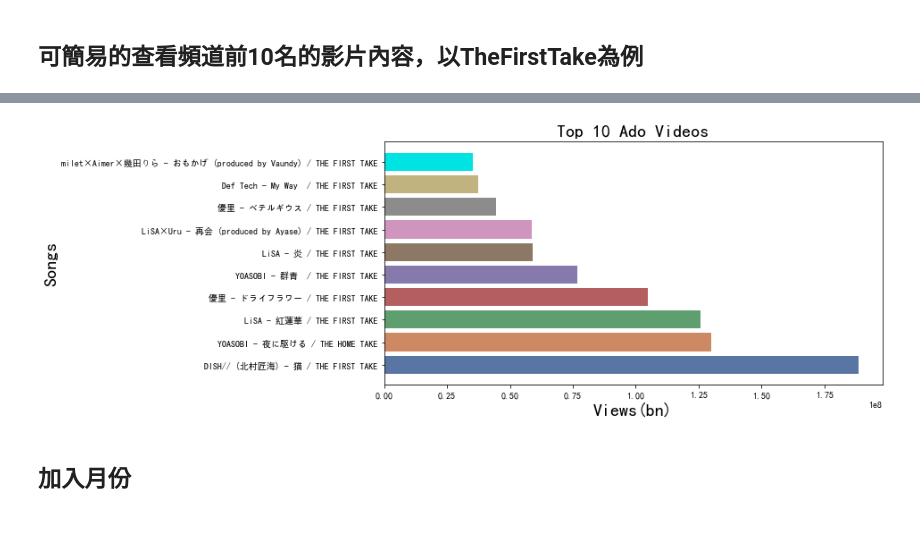
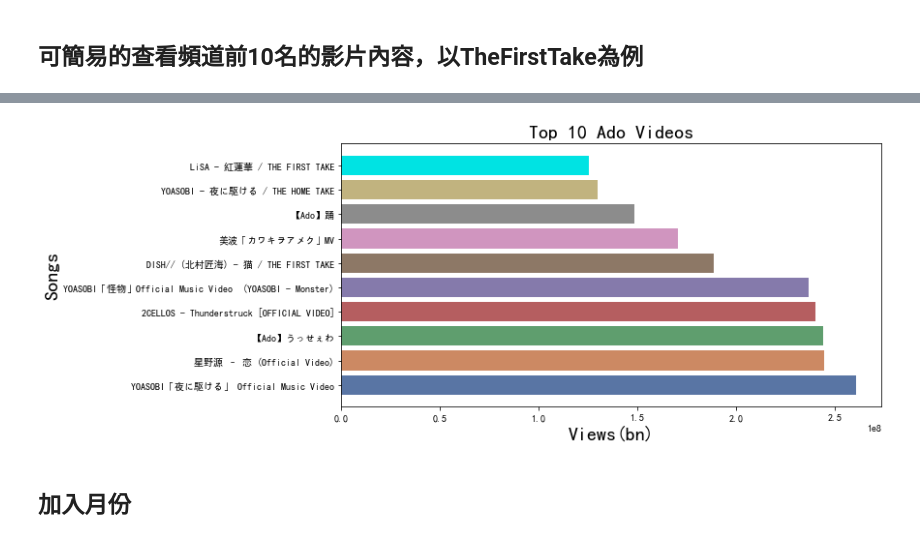
Before and after one commit to Takuyatsai/YouTube-Music-Channel-Analysis, a Jupyter notebook: Music-Channel-Video-Analysis.ipynb, the cells around one changed output, grey strips where cells are left out. Drawn from its saved outputs; the diff is of its cells as text; code cells hidden in the pictures.

Commit message:
Make a big forms includes all channel data

```diff
--- a/Music-Channel-Video-Analysis.ipynb
+++ b/Music-Channel-Video-Analysis.ipynb
@@ -223,14 +270,15 @@ def topic_to_col(df):
     return df
 # %%
-data_2CELLOS = topic_to_col(data_2CELLOS)
-data_minami = topic_to_col(data_minami)
-data_ado = topic_to_col(data_ado)
-data_YOASOBI = topic_to_col(data_YOASOBI)
-data_hoshinogen = topic_to_col(data_hoshinogen)
-data_kobasolo = topic_to_col(data_kobasolo)
-data_rurupaino = topic_to_col(data_rurupaino)
-data_panpaino = topic_to_col(data_panpaino)
-data_thefirsttake = topic_to_col(data_thefirsttake)
+# data_2CELLOS = topic_to_col(data_2CELLOS)
+# data_minami = topic_to_col(data_minami)
+# data_ado = topic_to_col(data_ado)
+# data_YOASOBI = topic_to_col(data_YOASOBI)
+# data_hoshinogen = topic_to_col(data_hoshinogen)
+# data_kobasolo = topic_to_col(data_kobasolo)
+# data_rurupaino = topic_to_col(data_rurupaino)
+# data_panpaino = topic_to_col(data_panpaino)
+# data_thefirsttake = topic_to_col(data_thefirsttake)
+data_all_channel = topic_to_col(data_all_channel)
 # %%
 def tags_to_col(df):
     max_topic_num = max(df['Tags'].str.len())
@@ -246,18 +294,19 @@ def tags_to_col(df):
     df = df2
     for i in df['Tags']:
         tag_num.append(len(i))
-    df['Tag_num'] = tag_num
+    df['TagNum'] = tag_num
     return df
 # %%
-data_2CELLOS = tags_to_col(data_2CELLOS)
-# tag_to_col(data_minami)
-data_ado = tags_to_col(data_ado)
-data_YOASOBI = tags_to_col(data_YOASOBI)
-data_hoshinogen = tags_to_col(data_hoshinogen)
-data_kobasolo = tags_to_col(data_kobasolo)
-data_rurupaino = tags_to_col(data_rurupaino)
-data_panpaino = tags_to_col(data_panpaino)
-data_thefirsttake = tags_to_col(data_thefirsttake)
+# data_2CELLOS = tags_to_col(data_2CELLOS)
+# # tag_to_col(data_minami)
+# data_ado = tags_to_col(data_ado)
+# data_YOASOBI = tags_to_col(data_YOASOBI)
+# data_hoshinogen = tags_to_col(data_hoshinogen)
+# data_kobasolo = tags_to_col(data_kobasolo)
+# data_rurupaino = tags_to_col(data_rurupaino)
+# data_panpaino = tags_to_col(data_panpaino)
+# data_thefirsttake = tags_to_col(data_thefirsttake)
+data_all_channel = tags_to_col(data_all_channel)
 # %% [output]
 A value is trying to be set on a copy of a slice from a DataFrame
 
@@ -326,6 +374,6 @@ writer.save()
 # %% [markdown]
 ## 可簡易的查看頻道前10名的影片內容，以TheFirstTake為例
 # %%
-top10_videos = data_thefirsttake.sort_values(by='Views', ascending=False).head(10)
+top10_videos = data_all_channel.sort_values(by='Views', ascending=False).head(10)
 top10_videos
 # %% [output]
@@ -344,14 +392,14 @@ top10_videos
 # %%
 fig = plt.figure(figsize=(10, 5))
 color = ['#5975a4', '#cc8963', '#5f9e6e', '#b55e60', '#857aab', '#8d7866', '#d095bf', '#8c8c8c', '#c1b37f', '#00E3E3']
 # creating the bar plot
-plt.barh(top10_videos['Title'], top10_videos['Views'], color=color)
+plt.barh(top10_videos['VideoTitle'], top10_videos['Views'], color=color)
 plt.xlabel("Views(bn)",fontsize=20)
 plt.ylabel("Songs",fontsize=20)
 plt.title("Top 10 Ado Videos",fontsize=20)
 plt.show()
 # %% [output]
-[figure, old version]
+[figure, new version]
 # %% [markdown]
 ## 加入月份
 # %%
```
Also changed, not shown: parts of 20 cells of this notebook, 5 other files.
